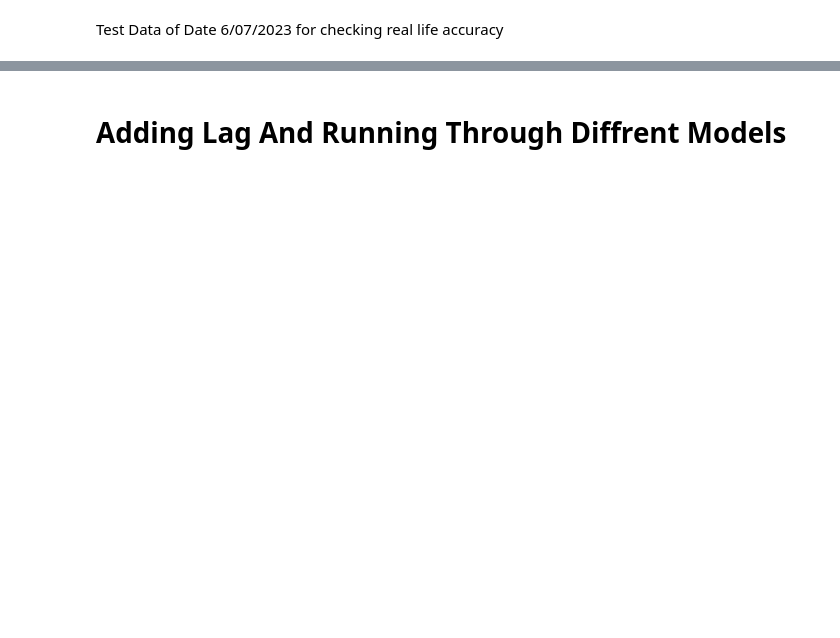
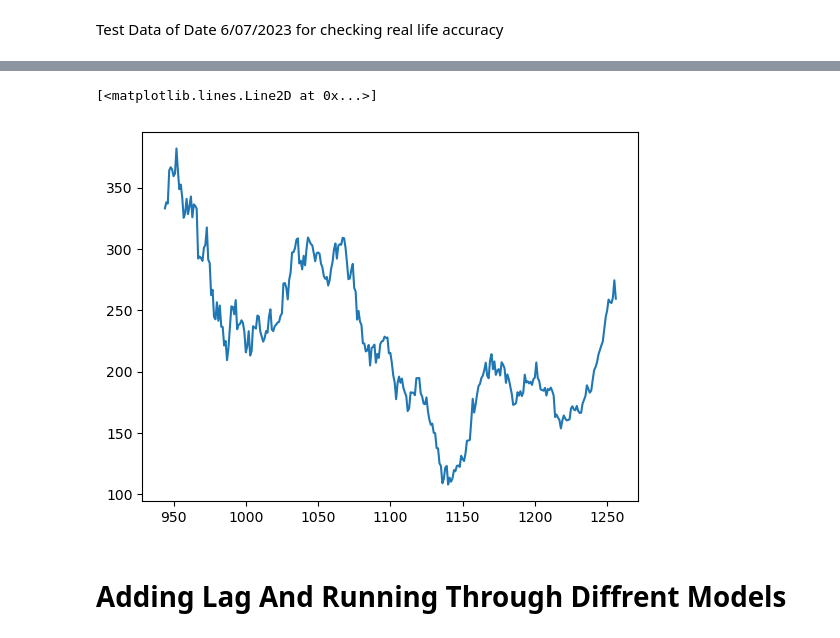
Before and after one commit to punyamodi/Tesla-Stock-Prediction-Using-ML, a Jupyter notebook: tesla-stock-prediciting.ipynb, the cells around one changed output, grey strips where cells are left out. Saved outputs shown, nothing was run; the diff lists cells and outputs as text; code cells hidden in the pictures; blank space fills up the shorter version.

```diff
--- a/tesla-stock-prediciting.ipynb
+++ b/tesla-stock-prediciting.ipynb
@@ -204,3 +212,8 @@ print(X_train)
+# %%
+plt.plot(y_test)
+# %% [output]
+[<matplotlib.lines.Line2D at 0x...>]
+[figure, added]
 # %% [markdown]
 # Adding Lag And Running Through Diffrent Models
 # %%
```
Also changed, not shown: parts of 19 cells of this notebook.
